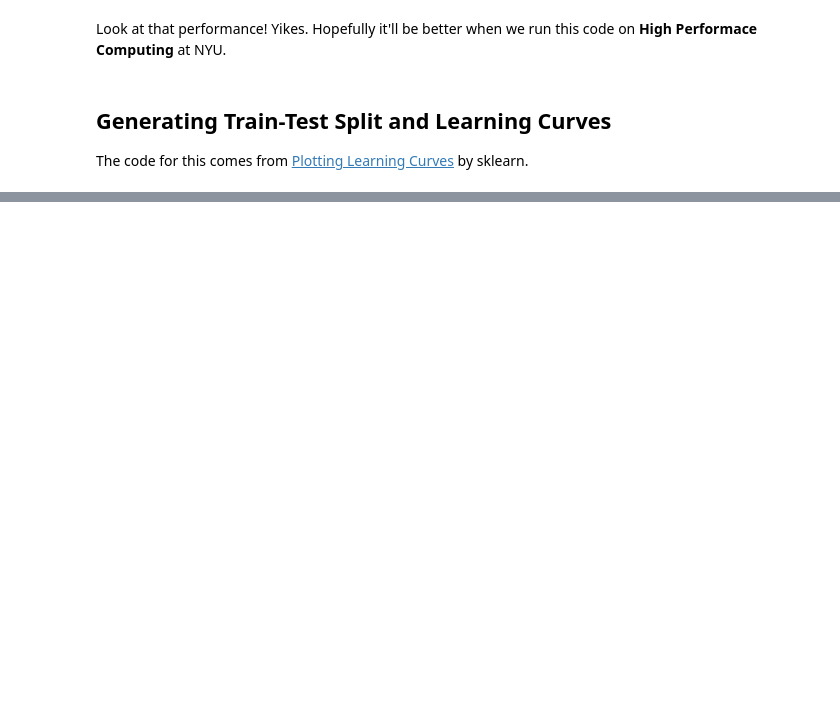
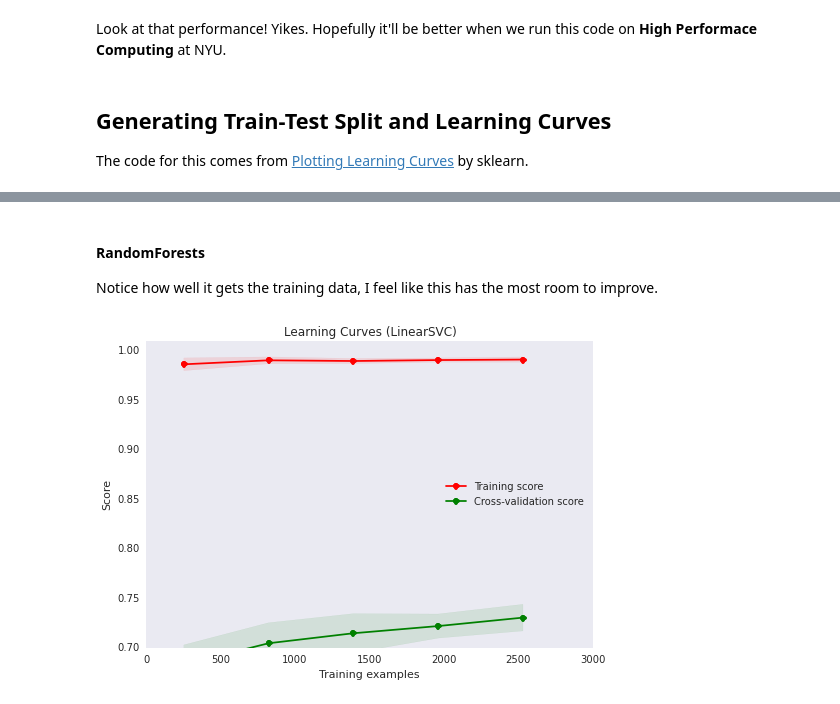
Before and after one commit to jxnl/nyu-twipsy, a Jupyter notebook: experiments-pipelines-2.ipynb, the cells around one changed output, grey strips where cells are left out. Drawn from its saved outputs; the diff is of its cells as text; code cells hidden in the pictures; blank space fills up the shorter version.

```diff
--- a/experiments-pipelines-2.ipynb
+++ b/experiments-pipelines-2.ipynb
@@ -143,12 +199,16 @@ learning_curve?
+# %% [markdown]
+#### RandomForests
+
+Notice how well it gets the training data, I feel like this has the most room to improve.
 # %%
-title = "Learning Curves (Naive Bayes)"
+%%time
+title = "Learning Curves (LinearSVC)"
 # Cross validation with 100 iterations to get smoother mean test and train
 # score curves, each time with 20% data randomly selected as a validation set.
-
-cv = cross_validation.ShuffleSplit(
-    len(y), n_iter=100, test_size=0.2, random_state=0
-)
-
-estimator = AlcoholPipeline().pipeline(LogisticRegression())
+estimator = AlcoholPipeline().pipeline(
+    RandomForestClassifier()
+    )
 plot_learning_curve(estimator, title, AlcoholPipeline()._exploder.fit_transform(X), y, (0.7, 1.01), cv=cv, n_jobs=4)
 plt.show()
+# %% [output]
+[figure, added]
```
Also changed, not shown: parts of 22 cells of this notebook.
